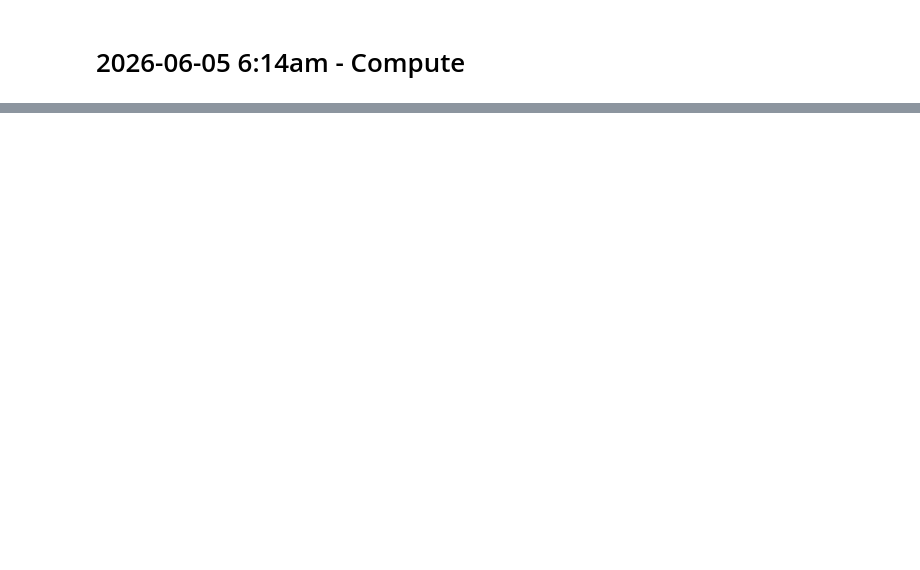
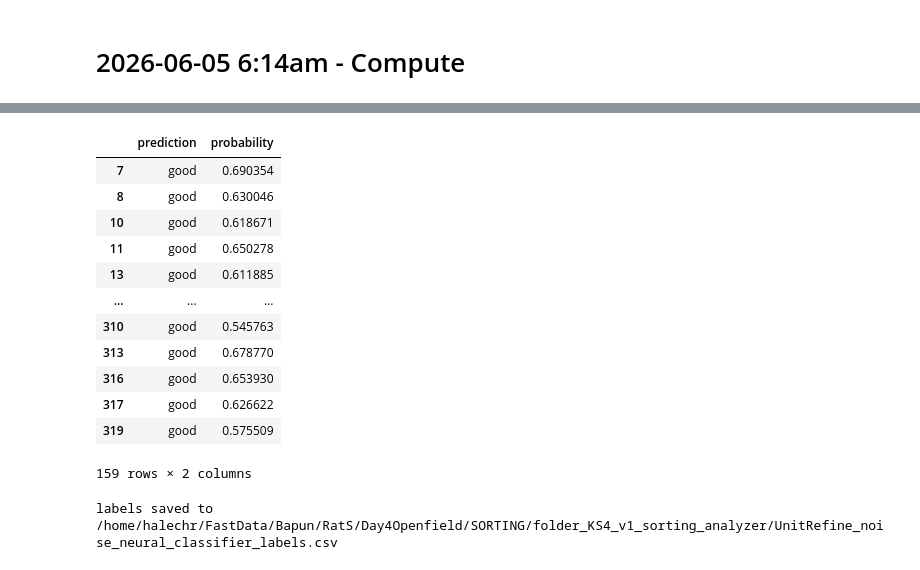
Before and after one commit to CommanderPho/bapun_sess_init_scripts, a Jupyter notebook: notebooks/pho_SpikeInterface_based_Lab.ipynb, the cells around one changed output, grey strips where cells are left out. Drawn from its saved outputs; the diff is of its cells as text; code cells hidden in the pictures; blank space fills up the shorter version.

```diff
--- a/notebooks/pho_SpikeInterface_based_Lab.ipynb
+++ b/notebooks/pho_SpikeInterface_based_Lab.ipynb
@@ -458,0 +444,22 @@ print(f"Using kilosort directory: {ks_dir}")
+# %%
+labels[labels['prediction'] == 'good']
+# %% [output]
+|  | prediction | probability |
+| 7 | good | 0.690354 |
+| 8 | good | 0.630046 |
+| 10 | good | 0.618671 |
+| 11 | good | 0.650278 |
+| 13 | good | 0.611885 |
+| ... | ... | ... |
+| 310 | good | 0.545763 |
+| 313 | good | 0.678770 |
+| 316 | good | 0.653930 |
+| 317 | good | 0.626622 |
+| 319 | good | 0.575509 |
+159 rows × 2 columns
+# %%
+labels_out_csv_path = sorting_analyzer_folder.joinpath(f'UnitRefine_noise_neural_classifier_labels.csv')
+labels.to_csv(labels_out_csv_path)
+print(f'labels saved to {labels_out_csv_path}')
+# %% [output]
+labels saved to /home/halechr/FastData/Bapun/RatS/Day4Openfield/SORTING/folder_KS4_v1_sorting_analyzer/UnitRefine_noise_neural_classifier_labels.csv
```
Also changed, not shown: parts of 49 cells of this notebook, 1 other file.
